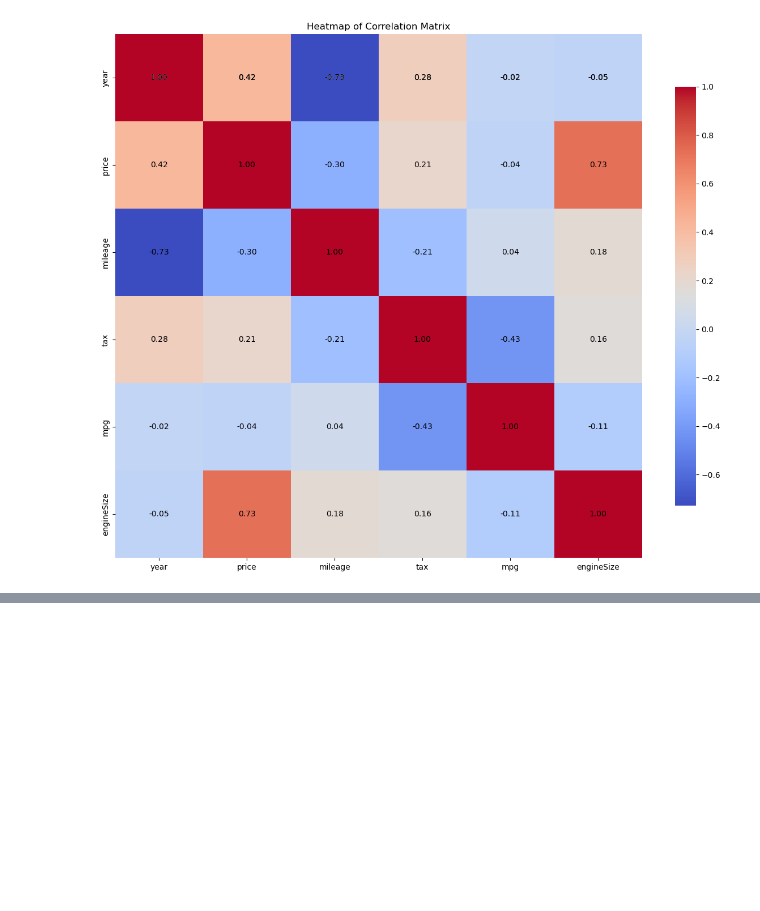
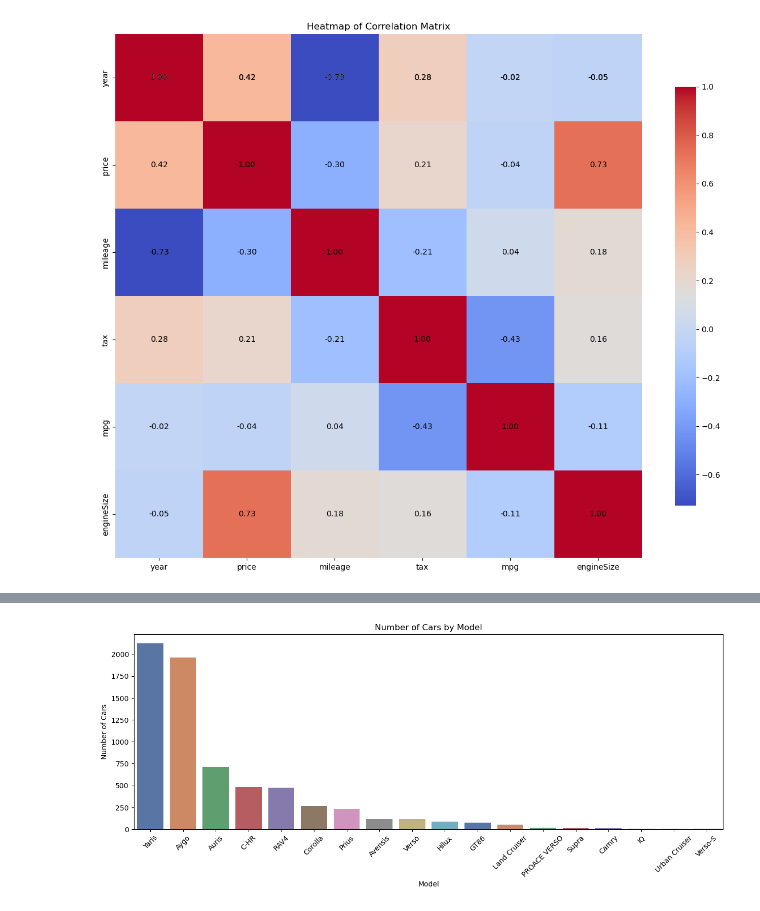
Before and after one commit to ApprilAgt/estimasi-mobil-bekas-toyota, a Jupyter notebook: UsedCarRF.ipynb, the cells around one changed output, grey strips where cells are left out. Cells and saved outputs as stored; diff of their text form; code cells hidden in the pictures; blank space fills up the shorter version.

```diff
--- a/UsedCarRF.ipynb
+++ b/UsedCarRF.ipynb
@@ -169,0 +161,24 @@ sns.barplot(x=engine['engineSize'], y =engine['count'],color='blue')
+# %%
+# Sample data
+data = {
+    'model': ['Yaris', 'Aygo', 'Auris', 'C-HR', 'RAV4', 'Corolla', 'Prius', 'Avensis', 'Verso', 'Hilux', 'GT86', 'Land Cruiser', 'PROACE VERSO', 'Supra', 'Camry', 'IQ', 'Urban Cruiser', 'Verso-S'],
+    'numberOfCars': [2122, 1961, 712, 479, 473, 267, 232, 115, 114, 86, 73, 51, 15, 12, 11, 8, 4, 3]
+}
+used_car = pd.DataFrame(data)
+
+# Plot the data
+plt.figure(figsize=(15, 5))
+sns.barplot(x='model', y='numberOfCars', data=used_car, palette='deep')
+
+# Rotate x-tick labels for better readability
+plt.xticks(rotation=45)
+
+# Add labels and title
+plt.xlabel('Model')
+plt.ylabel('Number of Cars')
+plt.title('Number of Cars by Model')
+
+# Show the plot
+plt.show()
+# %% [output]
+[figure, added]
```
Also changed, not shown: parts of 22 cells of this notebook.
